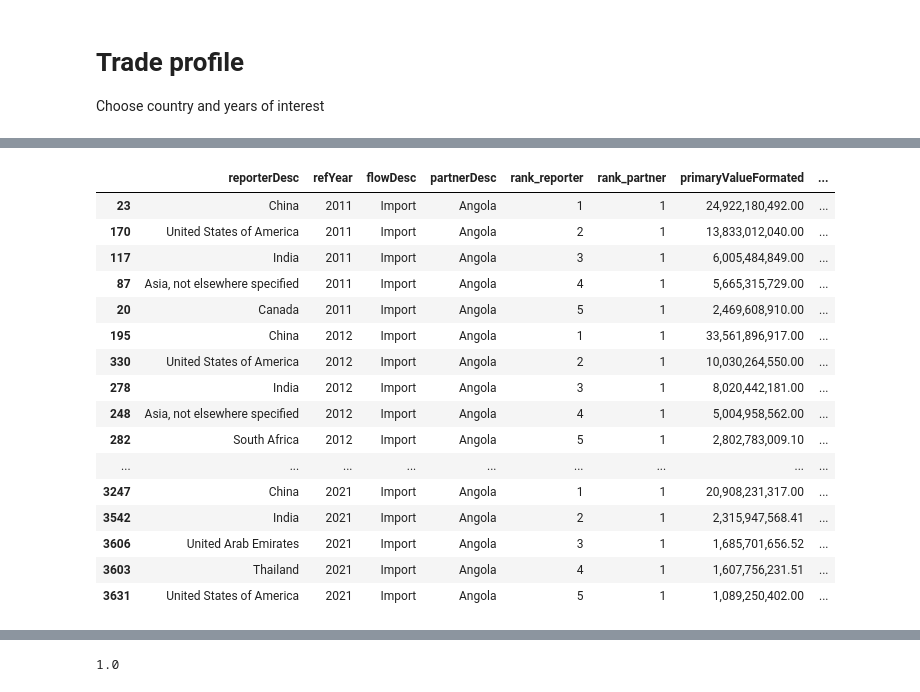
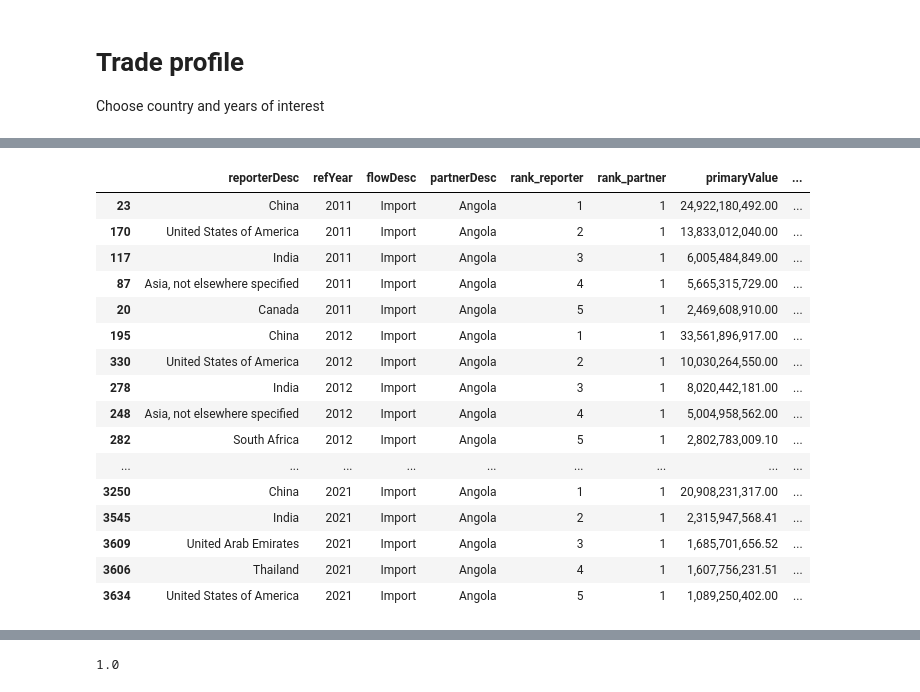
Before and after one commit to joaquimrcarvalho/cipf-comtrade, a Jupyter notebook: country_trade_profile.ipynb, the cells around one changed output, grey strips where cells are left out. Saved outputs shown, nothing was run; the diff lists cells and outputs as text; code cells hidden in the pictures.

```diff
--- a/country_trade_profile.ipynb
+++ b/country_trade_profile.ipynb
@@ -56,4 +58,4 @@ if os.path.isfile(fname):
     APIKEY = config['comtrade'].get('key', None)
 
 comtrade.init(APIKEY, force_init=True)
-comtrade.PERIOD_SECONDS=7
+comtrade.CALL_PER_PERIOD=12  # Period default is 60 seconds
@@ -101,10 +107,12 @@ global_trade[cols]
 Usamos as importações declaradas pelos parceiros para obter as
 exportações do país de interesse.
 # %%
-show_ony_top=10
-years_of_interest = comtrade.year_range(2011, 2022)
+show_ony_top=5
+years_of_interest = comtrade.year_range(2011, 2021)
 
-top_partners = comtrade.top_partners(reporterCode=None,partnerCode=country_of_interest,years=years_of_interest,
+# we do not specificy reporterCode, so we get all countries to report imports from country_of_interest
+top_partners = comtrade.top_partners(reporterCode=None,
+                                     partnerCode=country_of_interest,
+                                     years=years_of_interest,
                                      flowCode='M',
-                                    rank_filter=show_ony_top)
-top_partners.info()
+                                     rank_filter=show_ony_top)
@@ -129,9 +119,12 @@ memory usage: 556.2+ KB
 # %%
-cols=['reporterDesc','refYear','flowDesc','partnerDesc','rank_reporter','rank_partner','primaryValueFormated', 'perc_year_flow']
-show_ony_top=5
-top_partners[top_partners.rank_reporter<=show_ony_top].sort_values(by=['refYear','flowDesc','primaryValue'], ascending=[True,True,False])[cols].style.format({'perc_year_flow': '{:,.2%}'.format})
+import pandas as pd
+
+pd.options.display.float_format='{:,.2f}'.format
+
+cols=['reporterDesc','refYear','flowDesc','partnerDesc','rank_reporter','rank_partner','primaryValue', 'perc_year_flow']
+top_partners[top_partners.rank_reporter<=show_ony_top].sort_values(by=['refYear','flowDesc','primaryValue'], ascending=[True,True,False])[cols]
 # %% [output]
-|  | reporterDesc | refYear | flowDesc | partnerDesc | rank_reporter | rank_partner | primaryValueFormated | ... |
+|  | reporterDesc | refYear | flowDesc | partnerDesc | rank_reporter | rank_partner | primaryValue | ... |
 | 23 | China | 2011 | Import | Angola | 1 | 1 | 24,922,180,492.00 | ... |
 | 170 | United States of America | 2011 | Import | Angola | 2 | 1 | 13,833,012,040.00 | ... |
 | 117 | India | 2011 | Import | Angola | 3 | 1 | 6,005,484,849.00 | ... |
@@ -143,8 +136,8 @@ top_partners[top_partners.rank_reporter<=show_ony_top].sort_values(by=['refYear'
 | 248 | Asia, not elsewhere specified | 2012 | Import | Angola | 4 | 1 | 5,004,958,562.00 | ... |
 | 282 | South Africa | 2012 | Import | Angola | 5 | 1 | 2,802,783,009.10 | ... |
 | ... | ... | ... | ... | ... | ... | ... | ... | ... |
-| 3247 | China | 2021 | Import | Angola | 1 | 1 | 20,908,231,317.00 | ... |
-| 3542 | India | 2021 | Import | Angola | 2 | 1 | 2,315,947,568.41 | ... |
-| 3606 | United Arab Emirates | 2021 | Import | Angola | 3 | 1 | 1,685,701,656.52 | ... |
-| 3603 | Thailand | 2021 | Import | Angola | 4 | 1 | 1,607,756,231.51 | ... |
-| 3631 | United States of America | 2021 | Import | Angola | 5 | 1 | 1,089,250,402.00 | ... |
+| 3250 | China | 2021 | Import | Angola | 1 | 1 | 20,908,231,317.00 | ... |
+| 3545 | India | 2021 | Import | Angola | 2 | 1 | 2,315,947,568.41 | ... |
+| 3609 | United Arab Emirates | 2021 | Import | Angola | 3 | 1 | 1,685,701,656.52 | ... |
+| 3606 | Thailand | 2021 | Import | Angola | 4 | 1 | 1,607,756,231.51 | ... |
+| 3634 | United States of America | 2021 | Import | Angola | 5 | 1 | 1,089,250,402.00 | ... |
```
Also changed, not shown: parts of 30 cells of this notebook, 1 other file.
